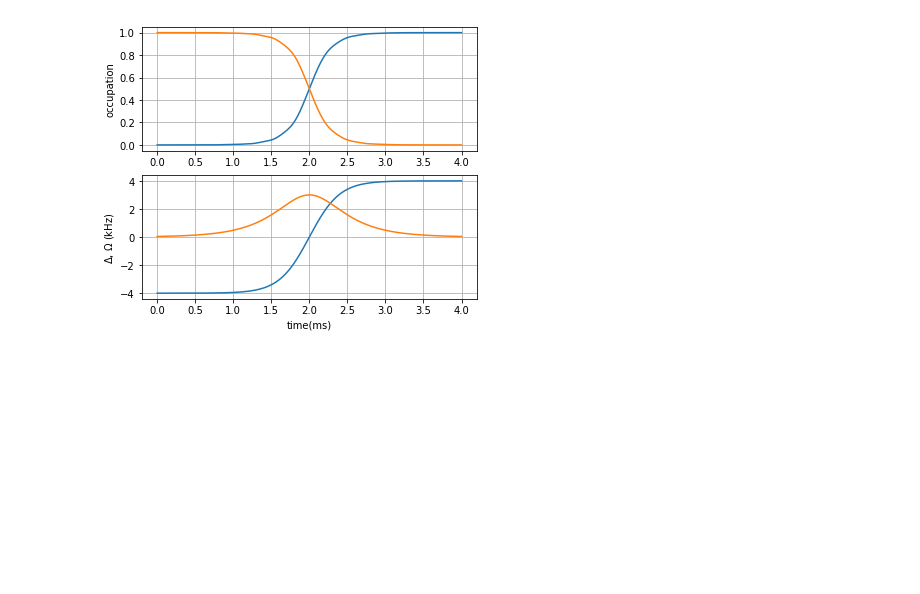
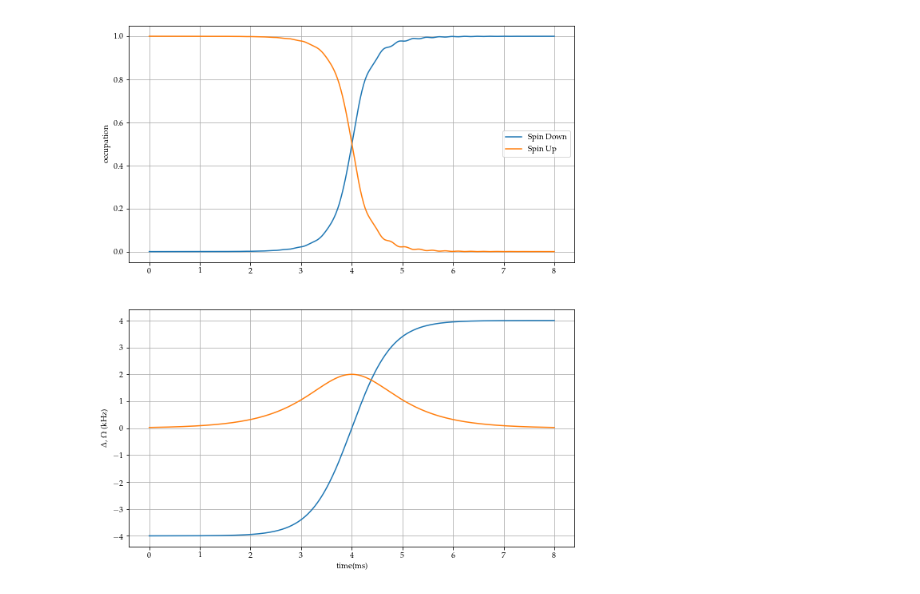
Before and after one commit to boxiaowave/pythonscriptsforlab, a Jupyter notebook: Landau-ZenerSimulationWithQutip.ipynb, the cells around one changed output. Saved outputs shown, nothing was run; the diff lists cells and outputs as text; code cells hidden in the pictures; blank space fills up the shorter version.

```diff
--- a/Landau-ZenerSimulationWithQutip.ipynb
+++ b/Landau-ZenerSimulationWithQutip.ipynb
@@ -28,10 +35,10 @@ def hs1Omega(t,args):
 H=[[(qutip.sigmap()+qutip.sigmam())/2,hs1Omega],[-qutip.sigmap()*qutip.sigmam(),hs1Delta]]
 #H=[[(qutip.sigmay())/2,hs1Omega],[-qutip.sigmaz()/2,hs1Delta]]
 
-T=0.004
+T=0.008
 Delta0=4000.0*2*np.pi
 Detuning=0*2100*2*np.pi
-Omega0=3000.0*2*np.pi
+Omega0=2000.0*2*np.pi
 noise0=1500*2*np.pi
 noise1=1000*2*np.pi
 steps=1000
@@ -43,12 +50,16 @@ expectoper=[qutip.ket2dm(qutip.basis(2,0)),qutip.ket2dm(qutip.basis(2,1))]
 s=qutip.mesolve(H, qutip.basis(2,1), tlist, [],
                 expectoper,args=args,options=qutip.Options(nsteps=50000))
 print(s.expect[0][-1])
-fig,ax=plt.subplots(2,1,figsize=(6,5))
+
+fig,ax=plt.subplots(2,1,figsize=(10,12))
+
 ax[0].grid(True)
 ax[0].set_ylabel('occupation')
 ax[1].set_ylabel('$\Delta$, $\Omega$ (kHz)')
 ax[1].set_xlabel('time(ms)')
 ax[1].grid(True)
-ax[0].plot(tlist*1000,s.expect[0],tlist*1000,s.expect[1])
+ax[0].plot(tlist*1000,s.expect[0],label='Spin Down')
+ax[0].plot(tlist*1000,s.expect[1],label='Spin Up')
+ax[0].legend(loc='best')
 ax[1].plot(tlist*1000,hs1Delta(tlist,args)/(2*np.pi*1000),tlist*1000,hs1Omega(tlist,args)/(2*1000*np.pi))
 # %% [output]
@@ -58 +69 @@ Wall time: 472 ms
-[figure, old version]
+[figure, new version]
```
Also changed, not shown: parts of 28 cells of this notebook, 11 other files.
